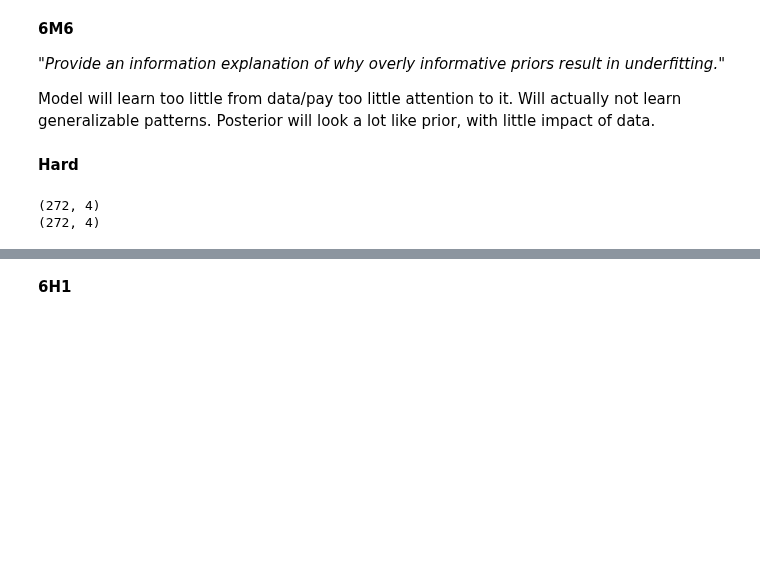
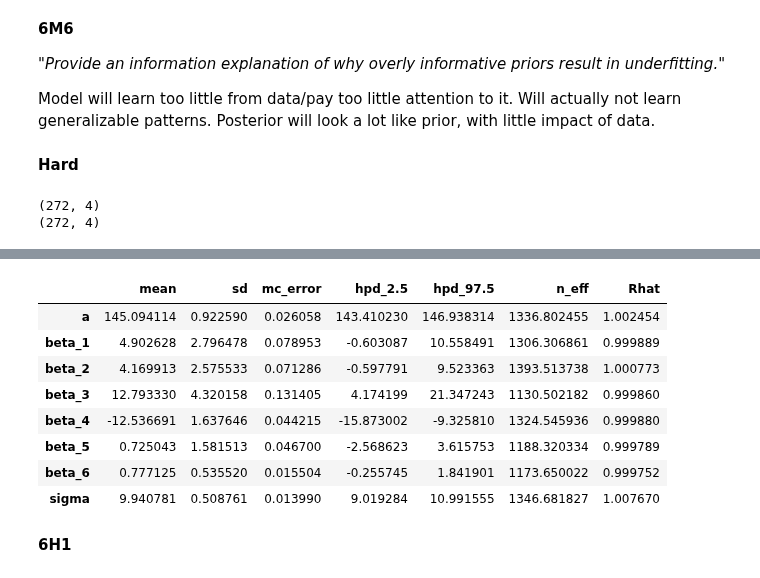
Before and after one commit to nwweber/statistical_rethinking, a Jupyter notebook: chapter_06_overfitting_regularization_and_information_criteria.ipynb, the cells around one changed output, grey strips where cells are left out. Cells and saved outputs as stored; diff of their text form; code cells hidden in the pictures; blank space fills up the shorter version.

```diff
--- a/chapter_06_overfitting_regularization_and_information_criteria.ipynb
+++ b/chapter_06_overfitting_regularization_and_information_criteria.ipynb
@@ -926,3 +926,5 @@ print(d2.shape)
 # %% [output]
 (272, 4)
 (272, 4)
+# %%
+age_shared = theano.shared(d1.age.values)
@@ -929,2 +981,14 @@ print(d2.shape)
+# %%
+pm.summary(models_and_traces[5][1]).loc[lambda df: ~ df.index.str.contains('__')]
+# %% [output]
+|  | mean | sd | mc_error | hpd_2.5 | hpd_97.5 | n_eff | Rhat |
+| a | 145.094114 | 0.922590 | 0.026058 | 143.410230 | 146.938314 | 1336.802455 | 1.002454 |
+| beta_1 | 4.902628 | 2.796478 | 0.078953 | -0.603087 | 10.558491 | 1306.306861 | 0.999889 |
+| beta_2 | 4.169913 | 2.575533 | 0.071286 | -0.597791 | 9.523363 | 1393.513738 | 1.000773 |
+| beta_3 | 12.793330 | 4.320158 | 0.131405 | 4.174199 | 21.347243 | 1130.502182 | 0.999860 |
+| beta_4 | -12.536691 | 1.637646 | 0.044215 | -15.873002 | -9.325810 | 1324.545936 | 0.999880 |
+| beta_5 | 0.725043 | 1.581513 | 0.046700 | -2.568623 | 3.615753 | 1188.320334 | 0.999789 |
+| beta_6 | 0.777125 | 0.535520 | 0.015504 | -0.255745 | 1.841901 | 1173.650022 | 0.999752 |
+| sigma | 9.940781 | 0.508761 | 0.013990 | 9.019284 | 10.991555 | 1346.681827 | 1.007670 |
 # %% [markdown]
 **6H1**
```
Also changed, not shown: parts of 14 cells of this notebook.
